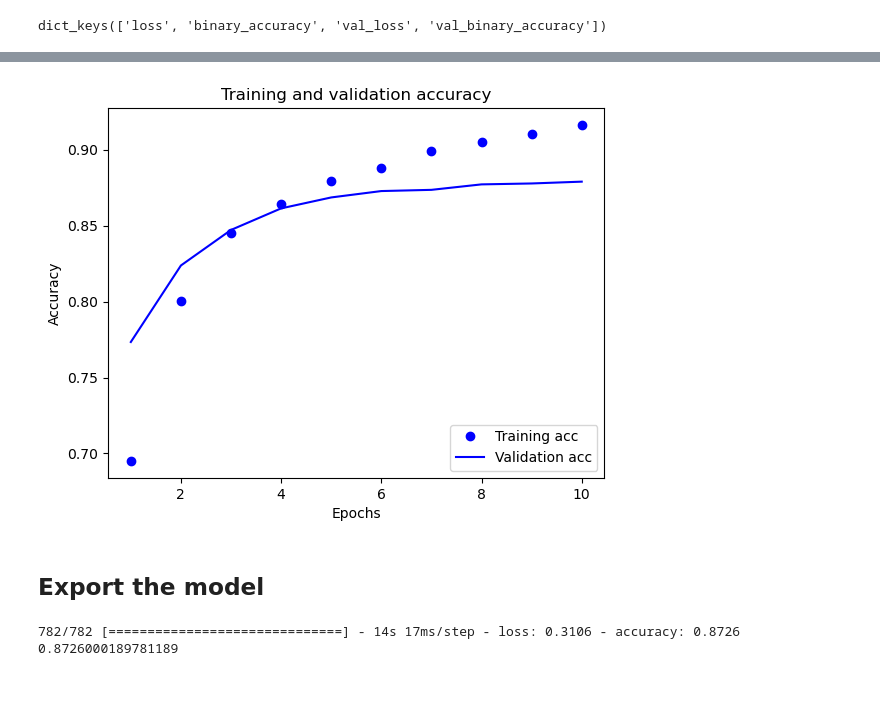
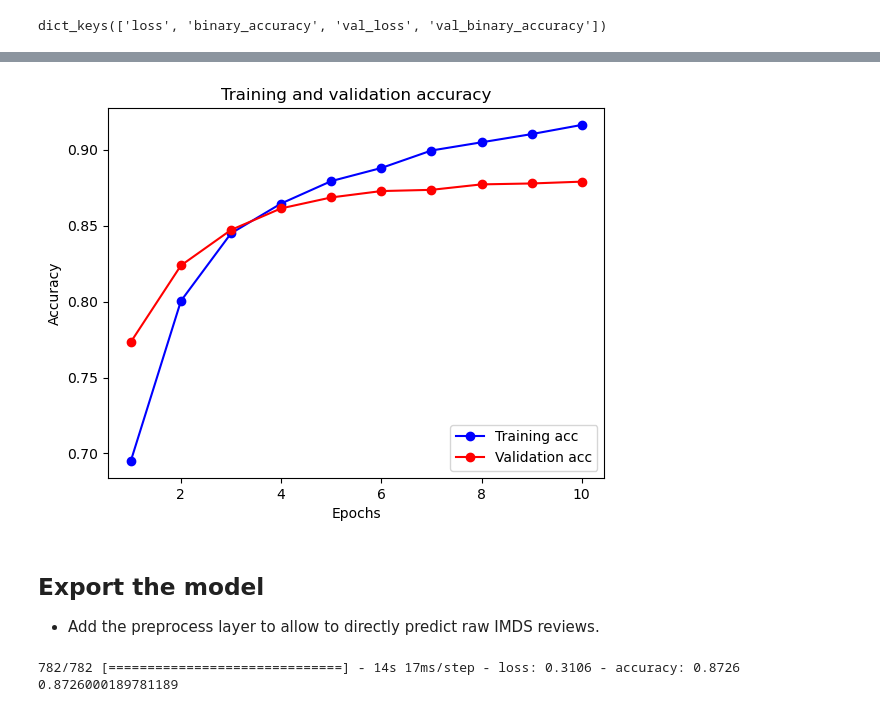
Before and after one commit to hrstnikolov/Deep-Learning, a Jupyter notebook: 04 NLP/Worked Example - Basic text classification.ipynb, the cells around one changed output, grey strips where cells are left out. Cells and saved outputs as stored; diff of their text form; code cells hidden in the pictures.

```diff
--- a/04 NLP/Worked Example - Basic text classification.ipynb
+++ b/04 NLP/Worked Example - Basic text classification.ipynb
@@ -129,7 +129,7 @@ print("Label 1 corresponds to", raw_train_ds.class_names[1])
 Label 0 corresponds to neg
 Label 1 corresponds to pos
 # %%
-raw_val_ds = tf.keras.utils.text_dataset_from_directory(
+raw_val_ds = text_dataset_from_directory(
     directory=train_dir.as_posix(),
     batch_size=batch_size,
     validation_split=0.2,
@@ -328,16 +383,18 @@ plt.show()
 # %%
-plt.plot(epochs, acc, 'bo', label='Training acc')
-plt.plot(epochs, val_acc, 'b', label='Validation acc')
+plt.plot(epochs, acc, 'b-o', label='Training acc')
+plt.plot(epochs, val_acc, 'r-o', label='Validation acc')
 plt.title('Training and validation accuracy')
 plt.xlabel('Epochs')
 plt.ylabel('Accuracy')
 plt.legend(loc='lower right')
 
 plt.show()
 # %% [output]
-[figure, old version]
+[figure, new version]
 # %% [markdown]
 ## Export the model
+
+- Add the preprocess layer to allow to directly predict raw IMDS reviews.
 # %%
 export_model = Sequential([
   vectorize_layer,
```
Also changed, not shown: parts of 15 cells of this notebook.
